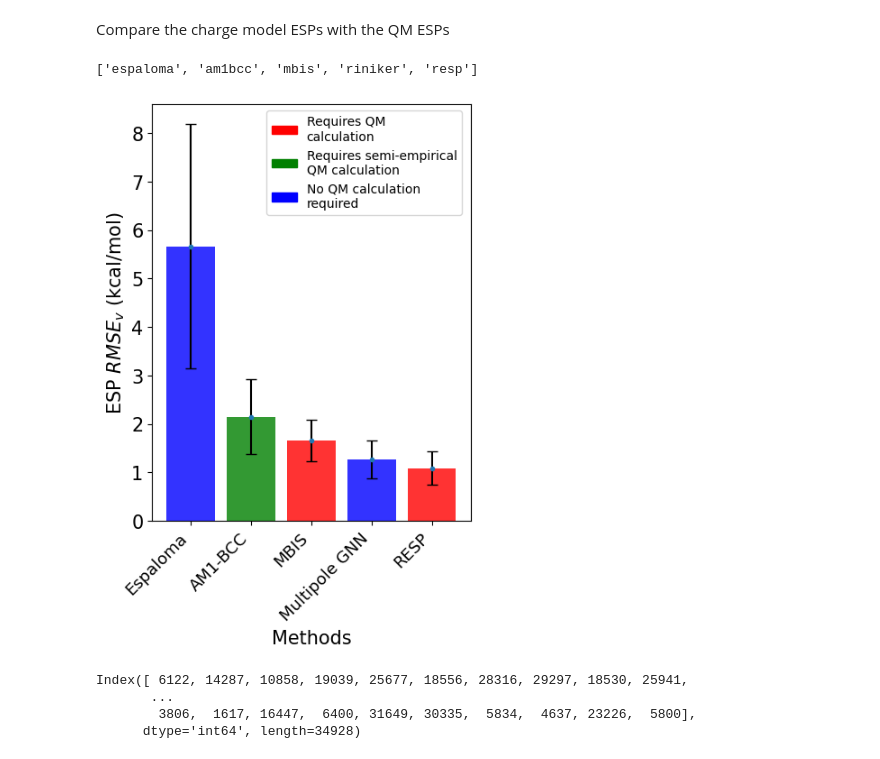
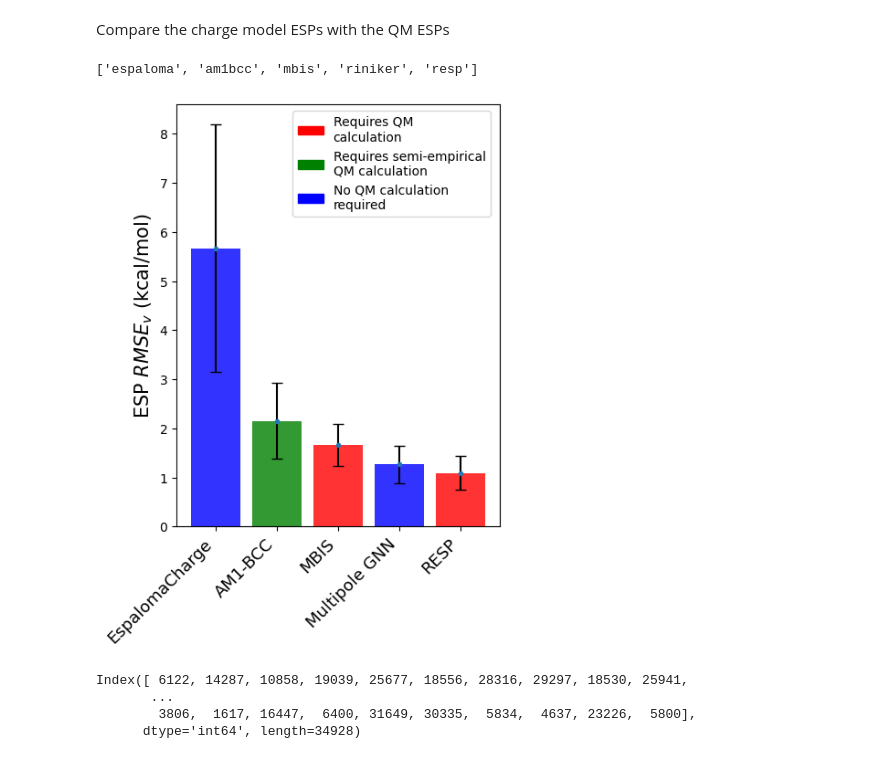
Before and after one commit to bismuthadams1/charge_paper, a Jupyter notebook: comparison_of_charge_models/plot_dipole_and_esp_results.ipynb, the cells around one changed output. Saved outputs shown, nothing was run; the diff lists cells and outputs as text; code cells hidden in the pictures.

```diff
--- a/comparison_of_charge_models/plot_dipole_and_esp_results.ipynb
+++ b/comparison_of_charge_models/plot_dipole_and_esp_results.ipynb
@@ -192,41 +191,41 @@ plt.errorbar(
 
 label_mapping = {
     "am1bcc_esp_rms": "AM1-BCC",
-    "espaloma_esp_rms": "Espaloma",
+    "espaloma_esp_rms": "EspalomaCharge",
     "riniker_esp_rms": "Multipole GNN",
     "mbis_esp_rms": "MBIS",
     "resp_esp_rms": "RESP"
 }
 new_labels = [label_mapping[col] for col in mean_values_df.index]
 
 
 
 # Add labels and formatting
 plt.xticks(ticks=range(len(new_labels)), labels=new_labels,rotation=45, ha='right', fontsize=13)
 plt.ylabel('ESP $RMSE_{v}$ (kcal/mol)', fontsize=15)
-plt.xlabel('Methods', fontsize=15)
+# plt.xlabel('Methods', fontsize=15)
 # plt.title('Comparison of ESP RMSE Values Across Methods', fontsize=14)
 
 # Add a legend for context
 red_patch = mpatches.Patch(color='red',
     label='Requires QM\ncalculation')
 green_patch = mpatches.Patch(color='green',
     label='Requires semi-empirical\nQM calculation')
 blue_patch = mpatches.Patch(color='blue',
     label='No QM calculation\nrequired')
 
 plt.legend(
     handles=[red_patch, green_patch, blue_patch],
     bbox_to_anchor=(0.34, 1),
     loc='upper left',
     fontsize=10
 )
 # Save the figure or display it
 plt.savefig('esp_comparison.png', dpi=800, bbox_inches='tight')
 plt.show()
 # %% [output]
 ['espaloma', 'am1bcc', 'mbis', 'riniker', 'resp']
-[figure, old version]
+[figure, new version]
 # %%
 df_dipole_diff = abs(df['qm_dipoles'] - df['espaloma_dipole'])
 sorted = df_dipole_diff.sort_values(ascending=False)
```
Also changed, not shown: parts of 1 cell of this notebook, 2 other files.
